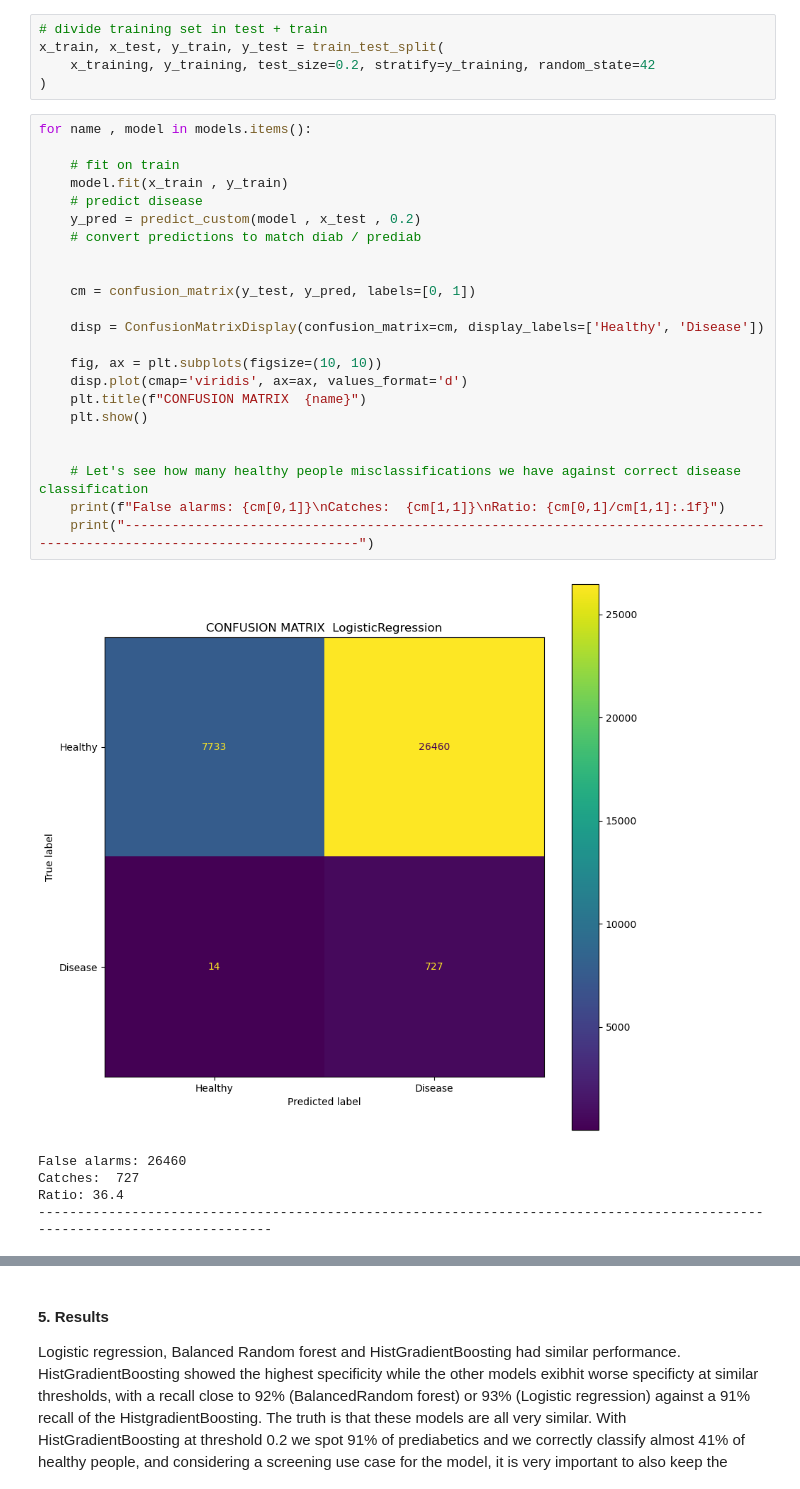
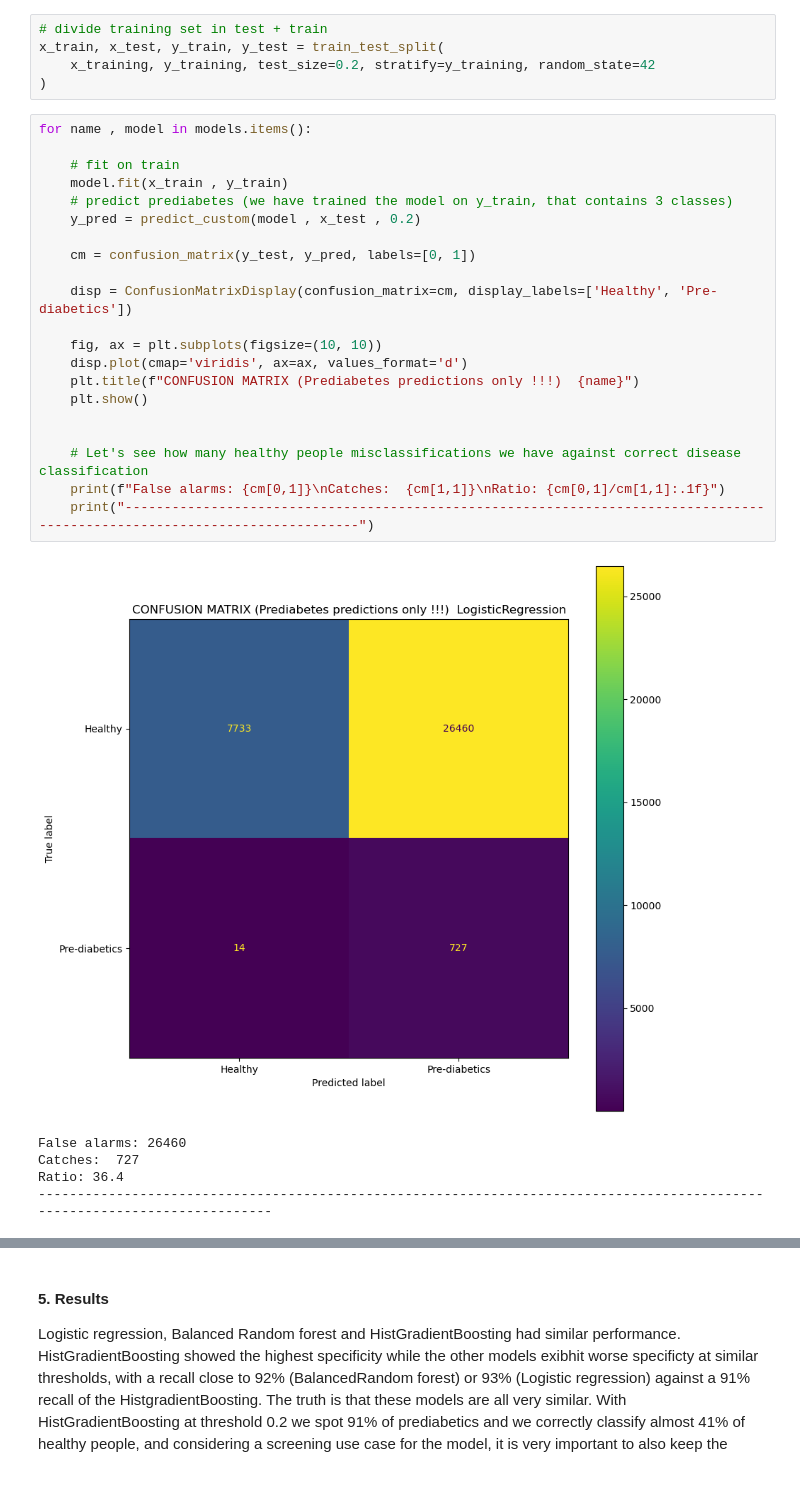
Before and after one commit to Mcentenaro/Diabetes_Risk_ML, a Jupyter notebook: hierarchical_approach_1.ipynb, the cells around one changed output, grey strips where cells are left out. Drawn from its saved outputs; the diff is of its cells as text.

```diff
--- a/hierarchical_approach_1.ipynb
+++ b/hierarchical_approach_1.ipynb
@@ -288,28 +288,26 @@ x_train, x_test, y_train, y_test = train_test_split(
 # %%
 for name , model in models.items():
 
     # fit on train
     model.fit(x_train , y_train)
-    # predict disease
+    # predict prediabetes (we have trained the model on y_train, that contains 3 classes)
     y_pred = predict_custom(model , x_test , 0.2)
-    # convert predictions to match diab / prediab
-
 
     cm = confusion_matrix(y_test, y_pred, labels=[0, 1])
 
-    disp = ConfusionMatrixDisplay(confusion_matrix=cm, display_labels=['Healthy', 'Disease'])
+    disp = ConfusionMatrixDisplay(confusion_matrix=cm, display_labels=['Healthy', 'Pre-diabetics'])
 
     fig, ax = plt.subplots(figsize=(10, 10))
     disp.plot(cmap='viridis', ax=ax, values_format='d')
-    plt.title(f"CONFUSION MATRIX  {name}")
+    plt.title(f"CONFUSION MATRIX (Prediabetes predictions only !!!)  {name}")
     plt.show()
 
 
     # Let's see how many healthy people misclassifications we have against correct disease classification
     print(f"False alarms: {cm[0,1]}\nCatches:  {cm[1,1]}\nRatio: {cm[0,1]/cm[1,1]:.1f}")
     print("---------------------------------------------------------------------------------------------------------------------------")
 # %% [output]
-[figure, old version]
+[figure, new version]
 False alarms: 26460
 Catches:  727
 Ratio: 36.4
```
Also changed, not shown: parts of 5 cells of this notebook, 1 other file.
